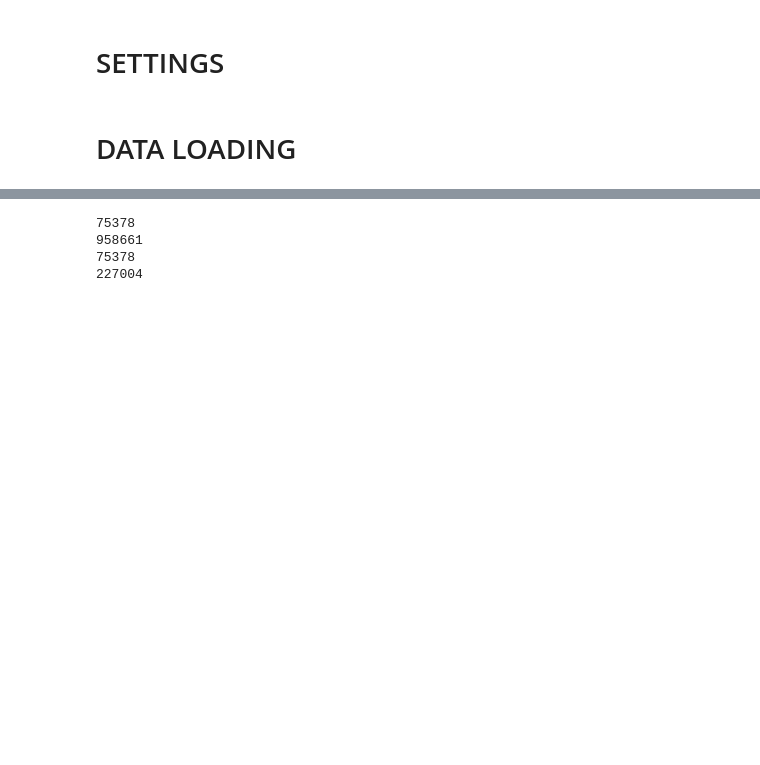
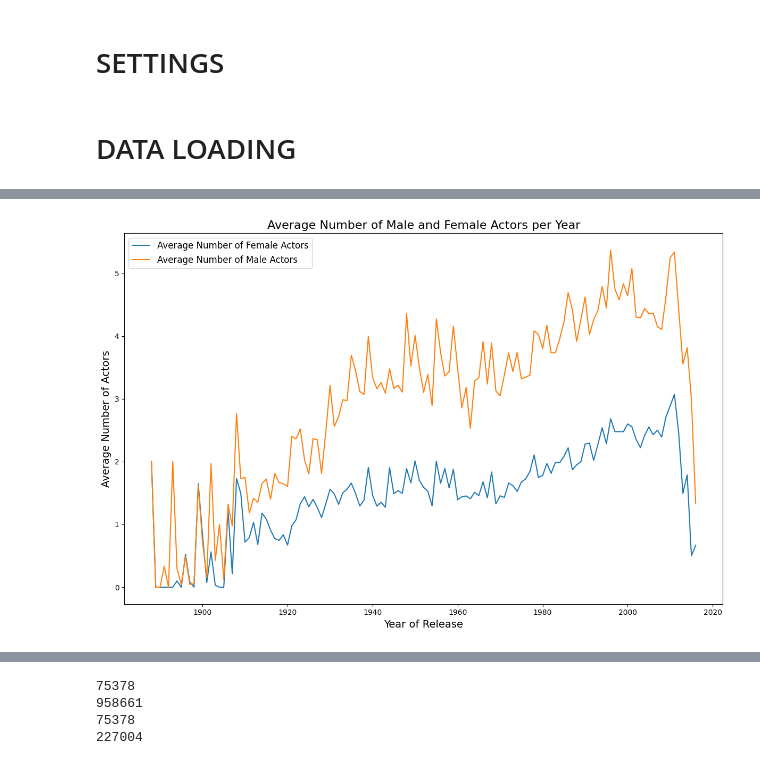
Before and after one commit to epfl-ada/ada-2024-project-alpacadreamagency, a Jupyter notebook: results.ipynb, the cells around one changed output, grey strips where cells are left out. Saved outputs shown, nothing was run; the diff lists cells and outputs as text; code cells hidden in the pictures; blank space fills up the shorter version.

```diff
--- a/results.ipynb
+++ b/results.ipynb
@@ -150,0 +378,9 @@ CHARACTER.head()
+# %%
+
+
+
+MOVIES['release_year'] = pd.to_datetime(MOVIES.release_date, errors='coerce').dt.year
+MOVIES['release_year'] = MOVIES['release_year'].fillna(0).astype(int)
+MOVIES['release_year'] = MOVIES.apply(lambda row: int(row['release_date']) if isinstance(row['release_date'], str) and len(row['release_date']) == 4 else row['release_year'], axis=1)
+
+MOVIES.head()
@@ -150,0 +394,37 @@ CHARACTER.head()
+# %%
+MOVIES['release_year'] = pd.to_datetime(MOVIES.release_date, errors='coerce').dt.year
+#MOVIES['release_year'] = MOVIES['release_year'].fillna(0).astype(int)
+MOVIES['release_year'] = MOVIES.apply(lambda row: int(row['release_date']) if isinstance(row['release_date'], str) and len(row['release_date']) == 4 else row['release_year'], axis=1)
+
+# Vérifier que les valeurs sans date restent en NaN au lieu de 0
+MOVIES['release_year'] = MOVIES['release_year'].replace(0, np.nan)
+
+
+# Step 1: Extract the release year from the "movies release date" column
+# Assuming the column name is "release_date" and is formatted as a string with "YYYY-MM-DD"
+#MOVIES['release_year'] = pd.to_datetime(MOVIES['release_date'], errors='coerce').dt.year
+
+# Step 2: Group by release year and calculate the average number of male and female actors
+average_actors_by_year = MOVIES.groupby('release_year')[['Female actor count', 'Male actor count']].mean()
+
+# Step 3: Plot the results
+fig, ax = plt.subplots(figsize=(12, 8))
+
+# Plot the average number of male and female actors by year
+average_actors_by_year.plot(ax=ax)
+
+# Customize the plot with title and labels
+ax.set_title("Average Number of Male and Female Actors per Year", fontsize=16)
+ax.set_xlabel("Year of Release", fontsize=14)
+ax.set_ylabel("Average Number of Actors", fontsize=14)
+ax.legend(["Average Number of Female Actors", "Average Number of Male Actors"], fontsize=12)
+
+
+
+# Show the plot
+plt.tight_layout()
+plt.show()
+
+MOVIES.head()
+# %% [output]
+[figure, added]
```
Also changed, not shown: parts of 15 cells of this notebook.
